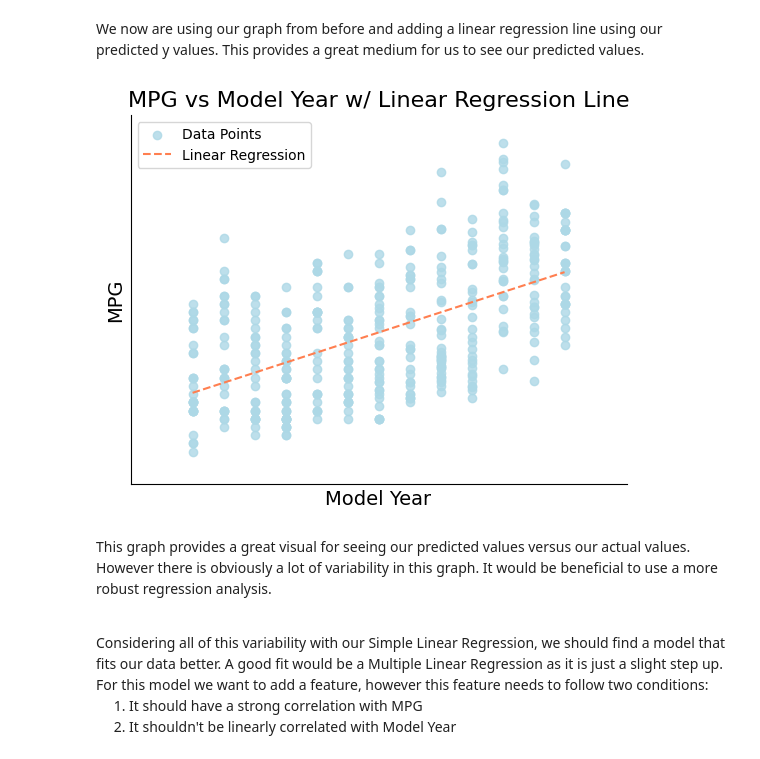
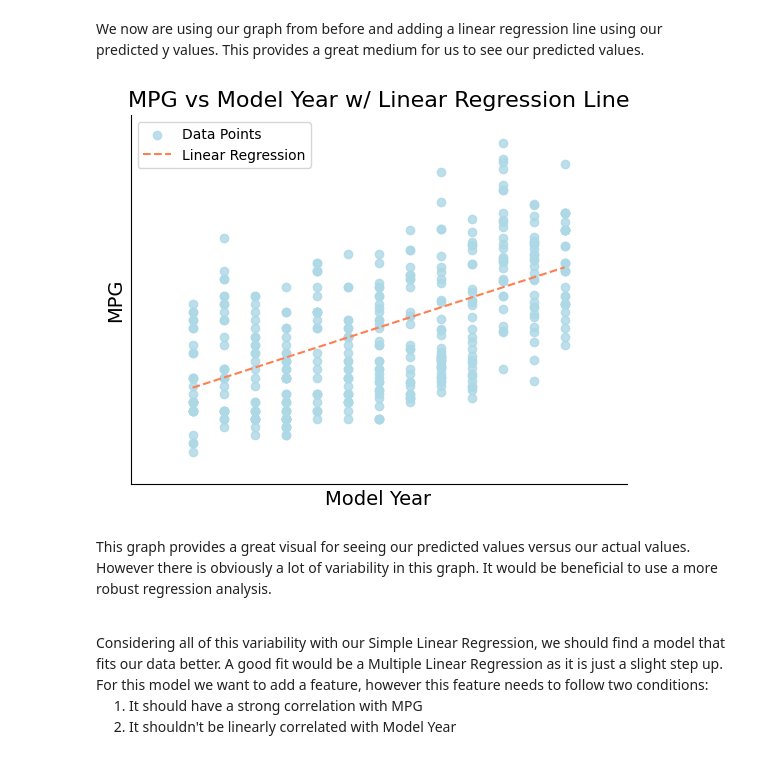
Before and after one commit to adenletchworth/Auto-MPG-Data-Analysis, a Jupyter notebook: dataAnalysis.ipynb, the cells around one changed output. Cells and saved outputs as stored; diff of their text form; code cells hidden in the pictures.

```diff
--- a/dataAnalysis.ipynb
+++ b/dataAnalysis.ipynb
@@ -305,40 +305,43 @@ plt.ylim(5,50)
 
 plt.xlabel('Model Year',fontsize=14) # Gives our axes a label
 plt.ylabel('MPG',fontsize=14)
 
 plt.title('MPG vs Model Year w/ Linear Regression Line',fontsize=16) # gives a plot title
 
 plt.legend()
 
 writer = PillowWriter(fps=200)
 
 x_list = []
 y_list = []
 z_list = []
 
 with writer.saving(fig,'Model_Year_vs_MPG_LinReg.gif',100):
     for i in range(len(x)):
 
         x_list.append(x[i])
         y_list.append(y[i])
 
-        x_train = np.array(x_list).reshape(-1,1)
-        y_train = np.array(y_list).reshape(-1,1)
+        x_arr = np.array(x_list)
+        y_arr = np.array(y_list)
 
-        lm.fit(x_train,y_train)
+        if i > 1:
+            X_train, X_test, y_train, y_test = train_test_split(x_arr,y_arr,test_size=.3)
 
-        predict_y = lm.predict(x_train)
+            lm.fit(X_train.reshape(-1,1),y_train)
+        else:
+            X_train = 0
 
-        z_list.append(predict_y[0])
+        predict_y = lm.predict(x_arr.reshape(-1,1))
 
         scatter.set_offsets(np.column_stack((x_list,y_list)))
-        linReg.set_data(x_train,predict_y)
+        linReg.set_data(x_list,predict_y)
 
         writer.grab_frame()
 
 plt.show()
 # %% [output]
-[figure, old version]
+[figure, new version]
 # %% [markdown]
 This graph provides a great visual for seeing our predicted values versus our actual values. However there is obviously a lot of variability in this graph. It would be beneficial to use a more robust regression analysis.
 
```
Also changed, not shown: parts of 1 cell of this notebook, 1 other file.
